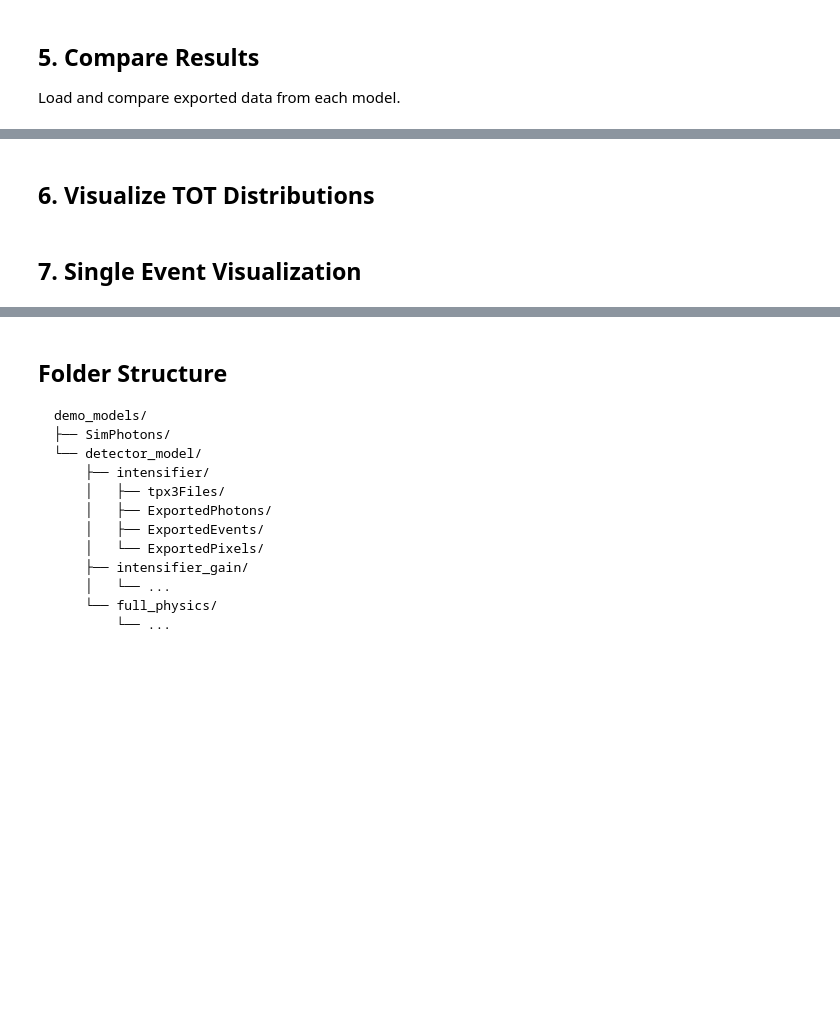
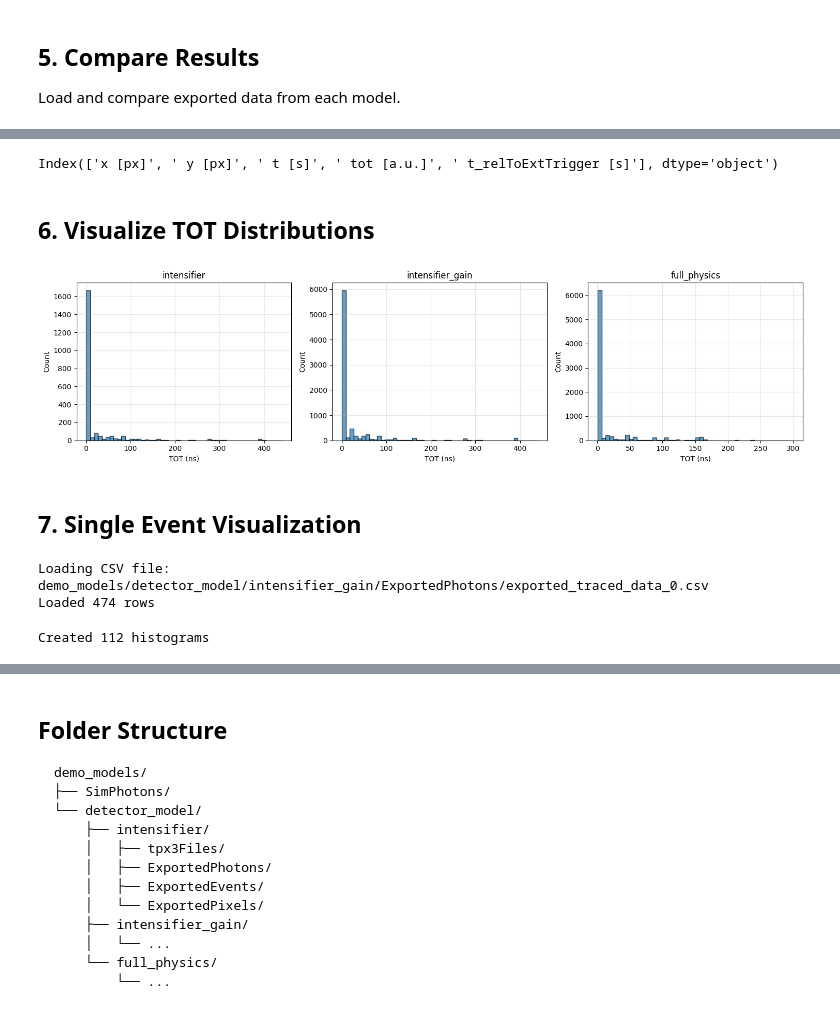
Before and after one commit to along4/G4LumaCam, a Jupyter notebook: notebooks/detector_models_comparison.ipynb, the cells around one changed output, grey strips where cells are left out. Saved outputs shown, nothing was run; the diff lists cells and outputs as text; code cells hidden in the pictures; blank space fills up the shorter version.

```diff
--- a/notebooks/detector_models_comparison.ipynb
+++ b/notebooks/detector_models_comparison.ipynb
@@ -107,6 +83,7 @@ Load and compare exported data from each model.
 # Load photon data from each model
 model_names = ["intensifier", "intensifier_gain", "full_physics"]
 photon_data = {}
+pixel_data = {}
 
 for name in model_names:
     photon_dir = Path(archive) / "detector_model" / name / "ExportedPhotons"
@@ -115,6 +92,13 @@ for name in model_names:
         if files:
             photon_data[name] = pd.read_csv(files[0])
 
+for name in model_names:
+    pixel_dir = Path(archive) / "detector_model" / name / "ExportedPixels"
+    if pixel_dir.exists():
+        files = list(pixel_dir.glob("*.csv"))
+        if files:
+            pixel_data[name] = pd.read_csv(files[0])
+
 # Compare photon statistics
 for name, df in photon_data.items():
     print(f"\n{name}:")
@@ -122,3 +106,11 @@ for name, df in photon_data.items():
     if 'tot' in df.columns:
         print(f"  Mean TOT: {df['tot'].mean():.2f} ns")
         print(f"  Std TOT: {df['tot'].std():.2f} ns")
+
+# Compare photon statistics
+for name, df in pixel_data.items():
+    print(f"\n{name}:")
+    print(f"  Total pixel hits: {len(df)}")
+    if ' tot [a.u.]' in df.columns:
+        print(f"  Mean TOT: {df[' tot [a.u.]'].mean():.2f} ns")
+        print(f"  Std TOT: {df[' tot [a.u.]'].std():.2f} ns")
@@ -125,17 +135,23 @@ for name, df in photon_data.items():
+# %%
+pixel_data["intensifier"].columns
+# %% [output]
+Index(['x [px]', ' y [px]', ' t [s]', ' tot [a.u.]', ' t_relToExtTrigger [s]'], dtype='object')
 # %% [markdown]
 ## 6. Visualize TOT Distributions
 # %%
 fig, axes = plt.subplots(1, 3, figsize=(15, 4))
 
-for ax, (name, df) in zip(axes, photon_data.items()):
-    if 'tot' in df.columns:
-        ax.hist(df['tot'], bins=50, alpha=0.7, edgecolor='black')
+for ax, (name, df) in zip(axes, pixel_data.items()):
+    if ' tot [a.u.]' in df.columns:
+        ax.hist(df[' tot [a.u.]'], bins=50, alpha=0.7, edgecolor='black')
         ax.set_xlabel('TOT (ns)')
         ax.set_ylabel('Count')
         ax.set_title(name)
         ax.grid(alpha=0.3)
 
 plt.tight_layout()
 plt.show()
+# %% [output]
+[figure, added]
 # %% [markdown]
 ## 7. Single Event Visualization
@@ -172,0 +160,6 @@ except ImportError:
+# %%
+a = vpm.Data('demo_models/detector_model/intensifier_gain/ExportedPhotons/exported_traced_data_0.csv')
+# %% [output]
+Loading CSV file: demo_models/detector_model/intensifier_gain/ExportedPhotons/exported_traced_data_0.csv
+Loaded 474 rows
+Created 112 histograms
```
Also changed, not shown: parts of 5 cells of this notebook.
